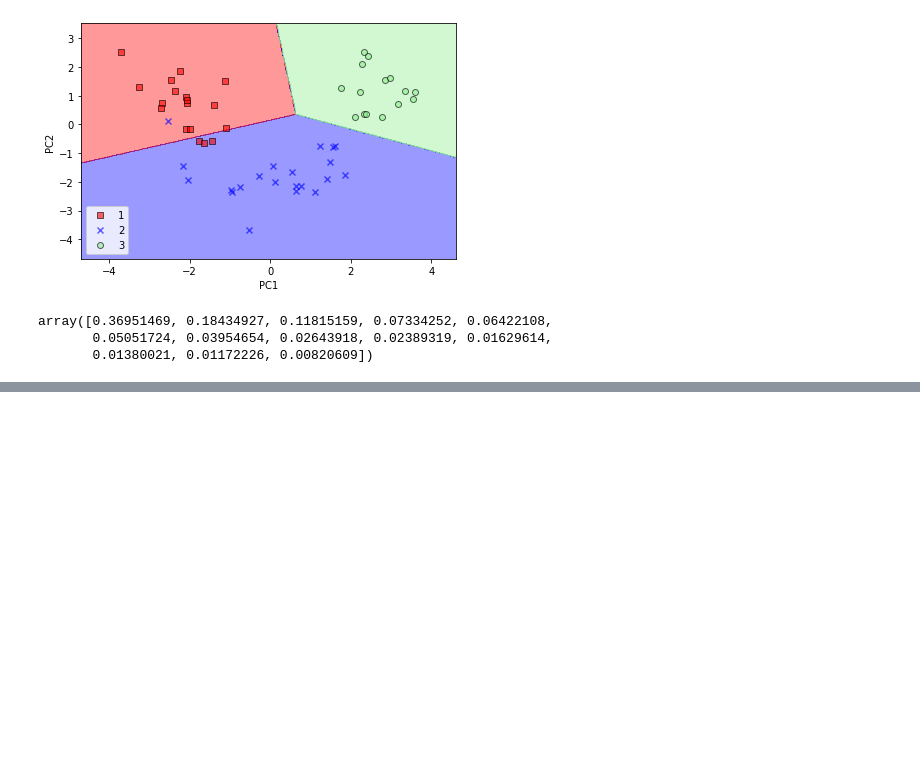
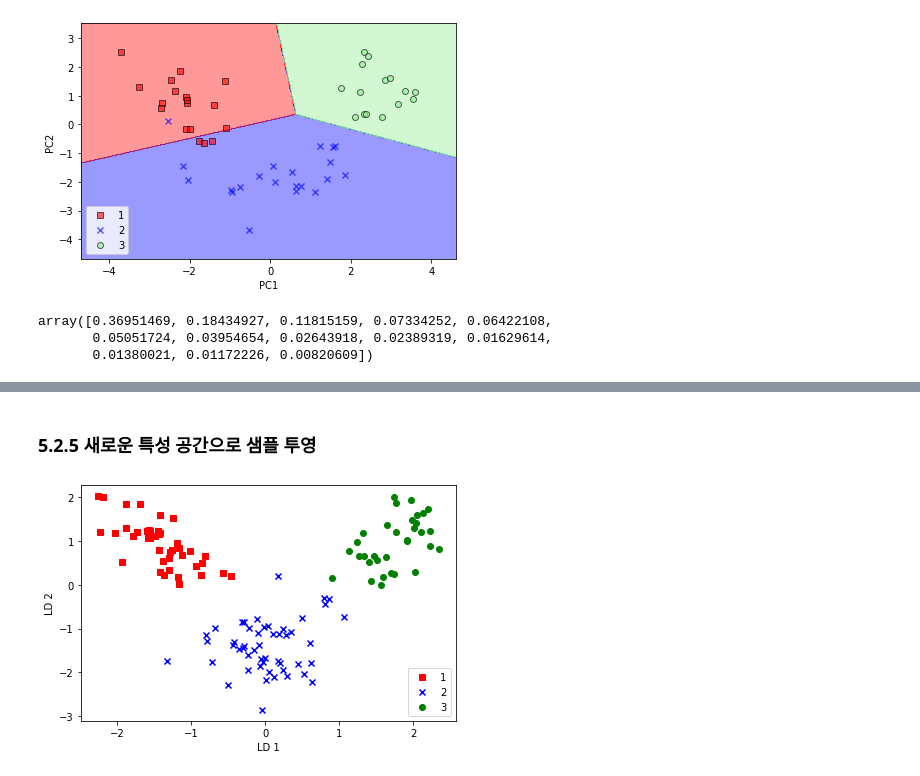
Before and after one commit to gwonihan/TIL, a Jupyter notebook: ML/머신러닝교과서/chapter5.ipynb, the cells around one changed output, grey strips where cells are left out. Cells and saved outputs as stored; diff of their text form; code cells hidden in the pictures; blank space fills up the shorter version.

```diff
--- a/ML/머신러닝교과서/chapter5.ipynb
+++ b/ML/머신러닝교과서/chapter5.ipynb
@@ -186,0 +290,4 @@ array([0.36951469, 0.18434927, 0.11815159, 0.07334252, 0.06422108,
+# %%
+w = np.hstack((eigen_pairs[0][1][:, np.newaxis].real,
+               eigen_pairs[1][1][:, np.newaxis].real))
+print('행렬 W:\n', w)
@@ -186,0 +309,18 @@ array([0.36951469, 0.18434927, 0.11815159, 0.07334252, 0.06422108,
+# %% [markdown]
+### 5.2.5 새로운 특성 공간으로 샘플 투영
+# %%
+X_train_lda = X_train_std.dot(w)
+color = ['r', 'b', 'g']
+markers = ['s', 'x', 'o']
+for l, c, m in zip(np.unique(y_train), colors, markers):
+    plt.scatter(X_train_lda[y_train==l, 0],
+                X_train_lda[y_train==l, 1] * (-1),
+                c=c, label=l, marker=m)
+
+plt.xlabel('LD 1')
+plt.ylabel('LD 2')
+plt.legend(loc = 'lower right')
+plt.tight_layout()
+plt.show()
+# %% [output]
+[figure, added]
```
Also changed, not shown: parts of 14 cells of this notebook.
